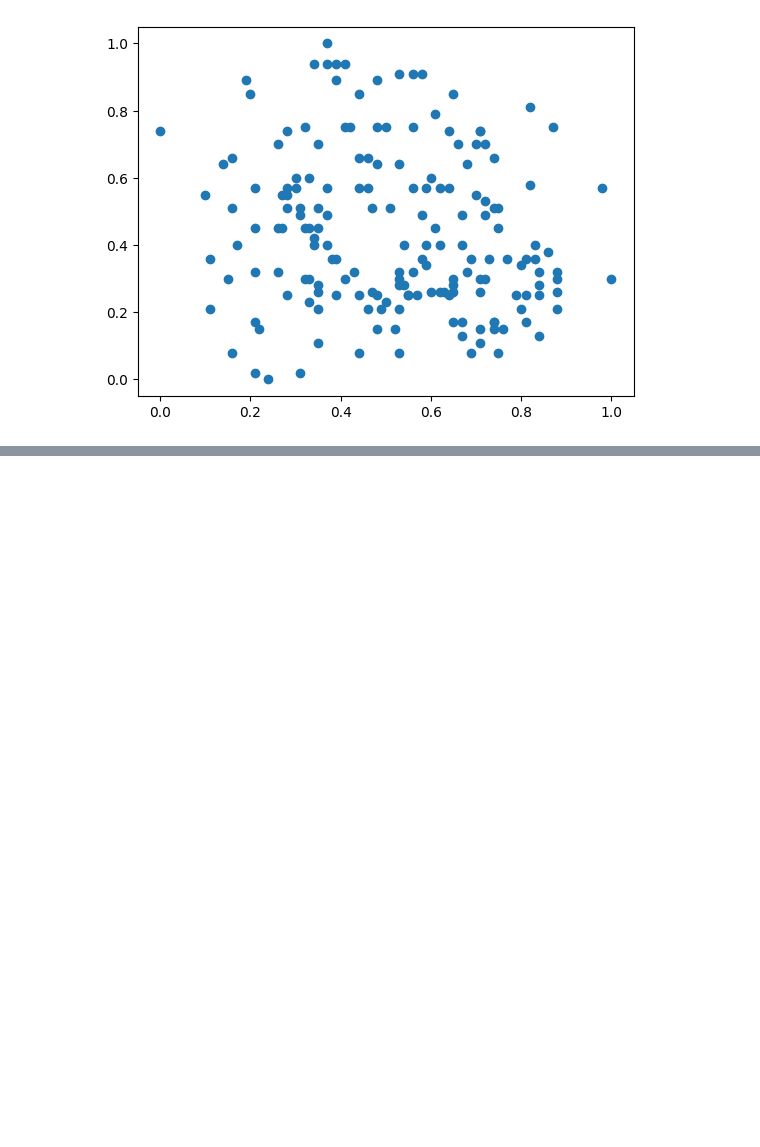
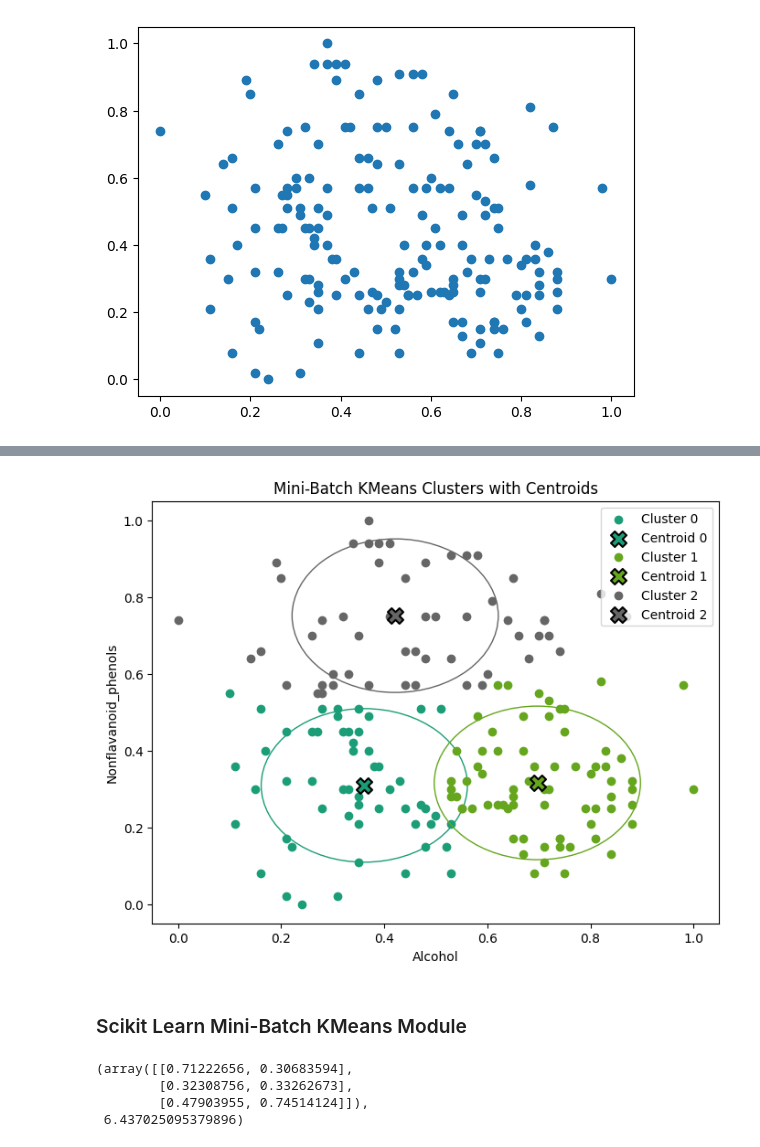
Before and after one commit to modelverseml/ml_clustering, a Jupyter notebook: ml_custering.ipynb, the cells around one changed output, grey strips where cells are left out. Cells and saved outputs as stored; diff of their text form; code cells hidden in the pictures; blank space fills up the shorter version.

```diff
--- a/ml_custering.ipynb
+++ b/ml_custering.ipynb
@@ -126,0 +176,21 @@ plt.show()
+# %%
+plot_clusters(wine_metrics_df,manual_mbkmeans_centers,manual_mbkmeans_clusters,
+              "Mini-Batch KMeans Clusters with Centroids"
+              )
+# %% [output]
+[figure, added]
+# %% [markdown]
+### Scikit Learn Mini-Batch KMeans Module
+# %%
+from sklearn.cluster import MiniBatchKMeans
+
+mbkmeans = MiniBatchKMeans(n_clusters=3, batch_size=50,random_state=42)
+scikit_mbkmeans_clusters = mbkmeans.fit_predict(wine_metrics_df)
+scikit_mbkmeans_centers = mbkmeans.cluster_centers_
+scikit_mbkmeans_inertia = mbkmeans.inertia_
+scikit_mbkmeans_centers,scikit_mbkmeans_inertia
+# %% [output]
+(array([[0.71222656, 0.30683594],
+        [0.32308756, 0.33262673],
+        [0.47903955, 0.74514124]]),
+ 6.437025095379896)
```
Also changed, not shown: parts of 16 cells of this notebook, 1 other file.
